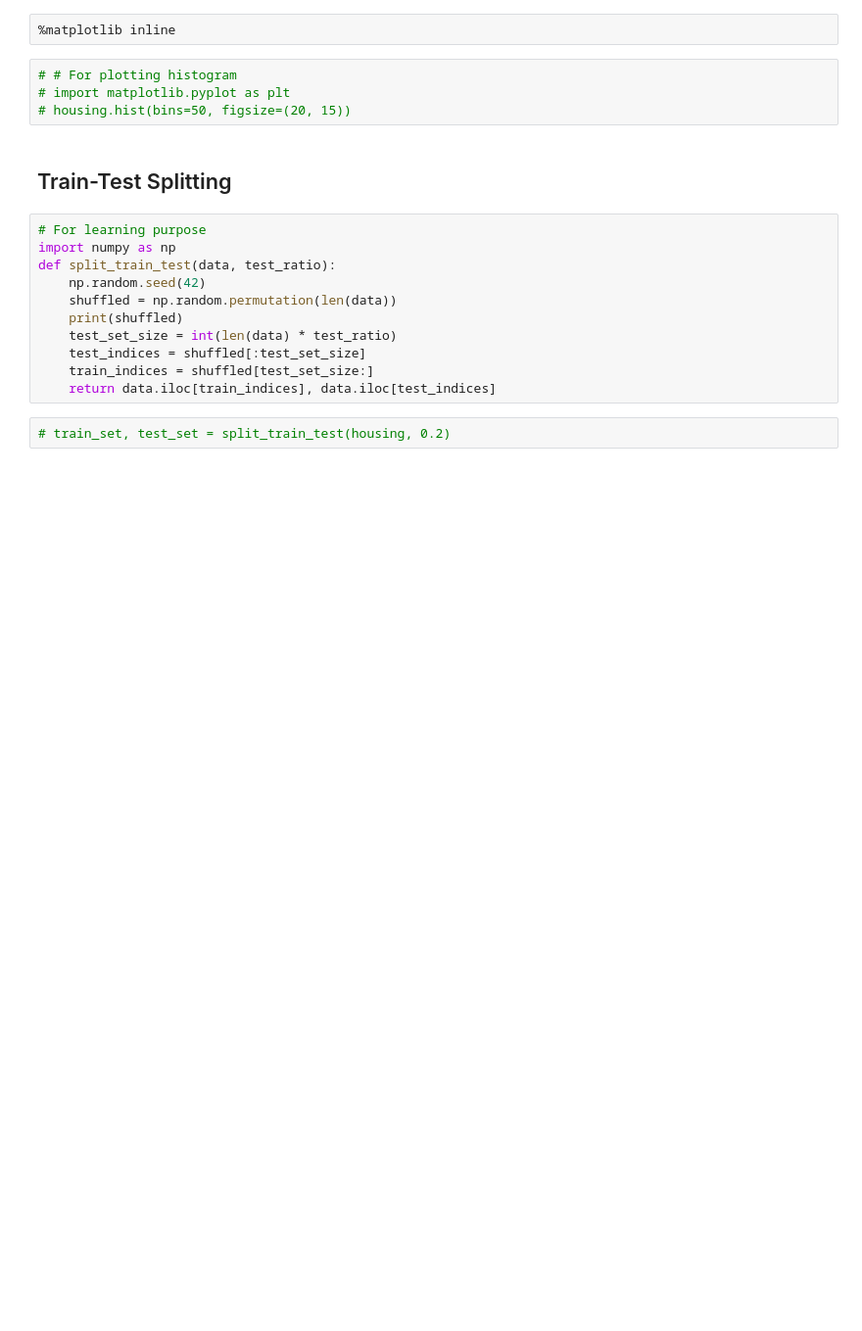
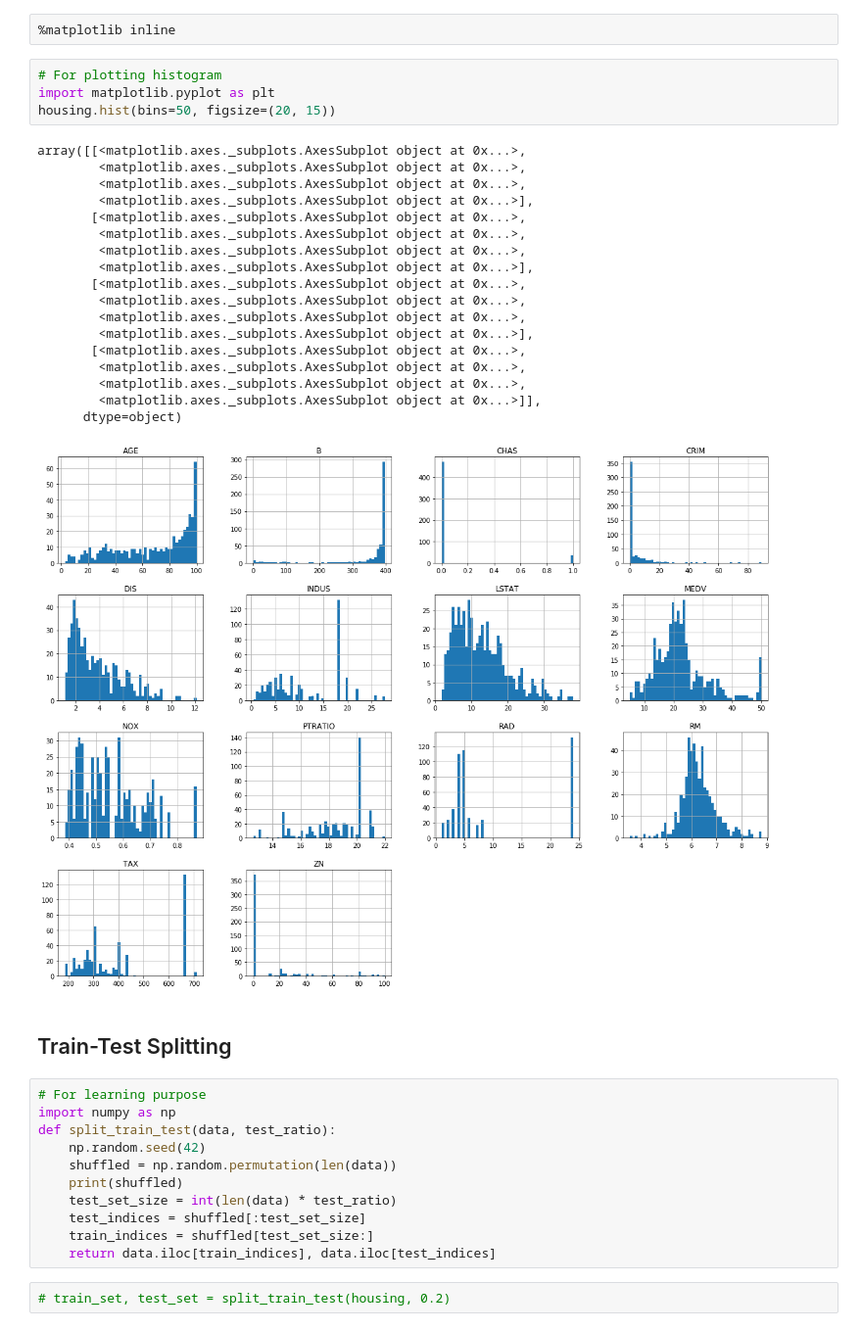
Before and after one commit to kirankt077/Machine-Learning, a Jupyter notebook: ML Project 1/Dragon Real Estates.ipynb, the cells around one changed output. Shown: that part at 98% size. Cells and saved outputs as stored; diff of their text form; blank space fills up the shorter version.

```diff
--- a/ML Project 1/Dragon Real Estates.ipynb
+++ b/ML Project 1/Dragon Real Estates.ipynb
@@ -56,9 +56,28 @@ housing.describe()
 # %%
 %matplotlib inline
 # %%
-# # For plotting histogram
-# import matplotlib.pyplot as plt
-# housing.hist(bins=50, figsize=(20, 15))
+# For plotting histogram
+import matplotlib.pyplot as plt
+housing.hist(bins=50, figsize=(20, 15))
+# %% [output]
+array([[<matplotlib.axes._subplots.AxesSubplot object at 0x...>,
+        <matplotlib.axes._subplots.AxesSubplot object at 0x...>,
+        <matplotlib.axes._subplots.AxesSubplot object at 0x...>,
+        <matplotlib.axes._subplots.AxesSubplot object at 0x...>],
+       [<matplotlib.axes._subplots.AxesSubplot object at 0x...>,
+        <matplotlib.axes._subplots.AxesSubplot object at 0x...>,
+        <matplotlib.axes._subplots.AxesSubplot object at 0x...>,
+        <matplotlib.axes._subplots.AxesSubplot object at 0x...>],
+       [<matplotlib.axes._subplots.AxesSubplot object at 0x...>,
+        <matplotlib.axes._subplots.AxesSubplot object at 0x...>,
+        <matplotlib.axes._subplots.AxesSubplot object at 0x...>,
+        <matplotlib.axes._subplots.AxesSubplot object at 0x...>],
+       [<matplotlib.axes._subplots.AxesSubplot object at 0x...>,
+        <matplotlib.axes._subplots.AxesSubplot object at 0x...>,
+        <matplotlib.axes._subplots.AxesSubplot object at 0x...>,
+        <matplotlib.axes._subplots.AxesSubplot object at 0x...>]],
+      dtype=object)
+[figure, added]
 # %% [markdown]
 ## Train-Test Splitting
 # %%
```
Also changed, not shown: parts of 13 cells of this notebook, 22 other files.
